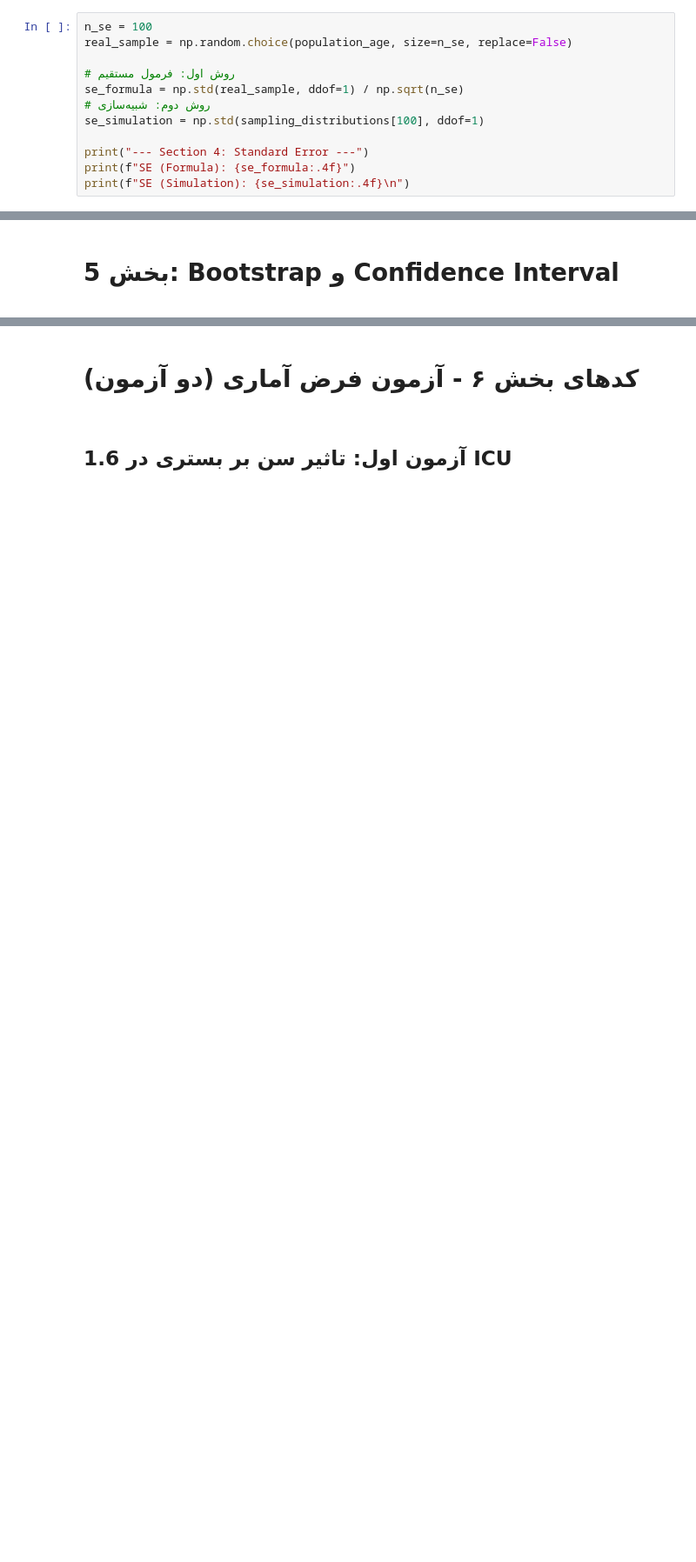
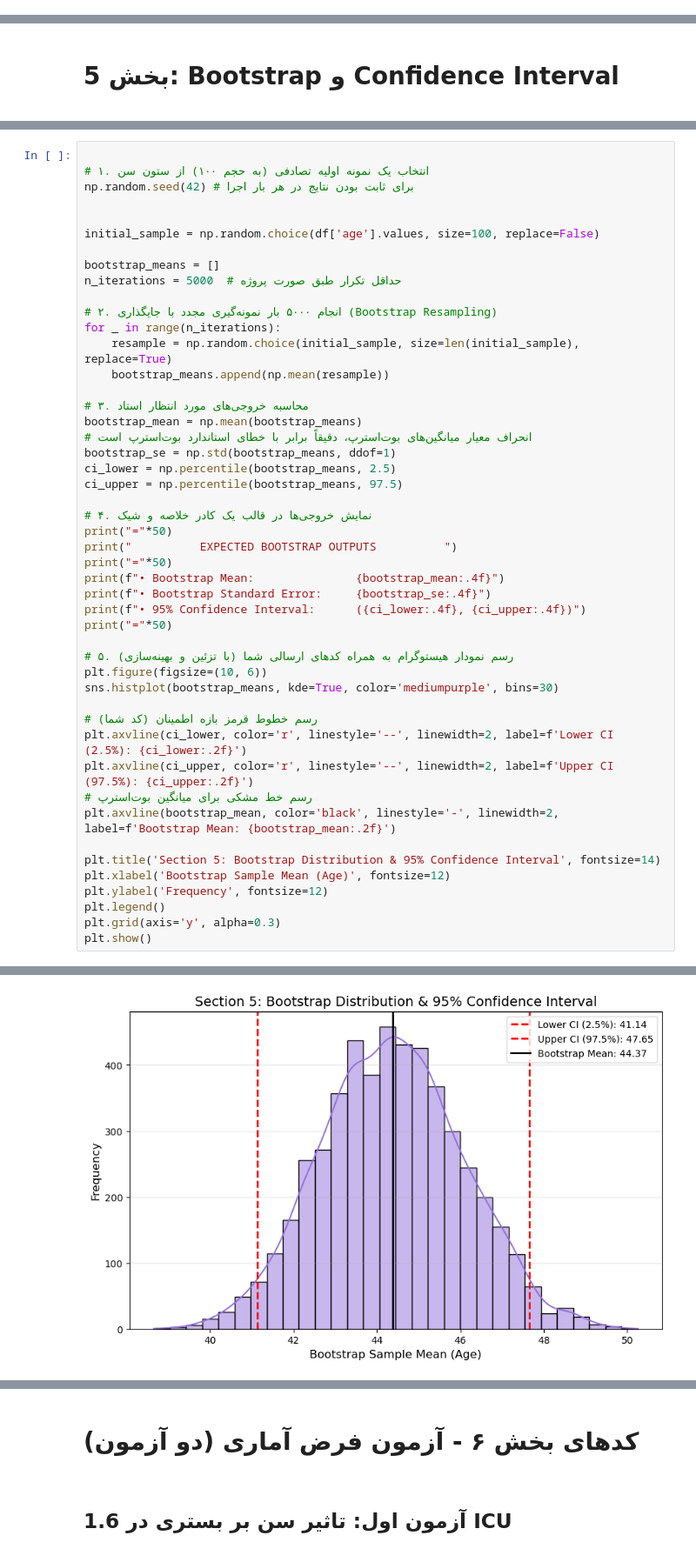
Before and after one commit to Pourya-Ardestani/DataScience, a Jupyter notebook: third.ipynb, the cells around one changed output, grey strips where cells are left out. Shown at 87% size. Saved outputs shown, nothing was run; the diff lists cells and outputs as text; blank space fills up the shorter version.

```diff
--- a/third.ipynb
+++ b/third.ipynb
@@ -338,14 +358,2 @@ df_sampling_summary
 
 </div>
-# %%
-n_se = 100
-real_sample = np.random.choice(population_age, size=n_se, replace=False)
-
-# روش اول: فرمول مستقیم
-se_formula = np.std(real_sample, ddof=1) / np.sqrt(n_se)
-# روش دوم: شبیه‌سازی
-se_simulation = np.std(sampling_distributions[100], ddof=1)
-
-print("--- Section 4: Standard Error ---")
-print(f"SE (Formula): {se_formula:.4f}")
-print(f"SE (Simulation): {se_simulation:.4f}\n")
@@ -384,0 +444,49 @@ Bootstrap SE: 1.5314
+# %%
+
+# ۱. انتخاب یک نمونه اولیه تصادفی (به حجم ۱۰۰) از ستون سن
+np.random.seed(42) # برای ثابت بودن نتایج در هر بار اجرا
+
+
+initial_sample = np.random.choice(df['age'].values, size=100, replace=False)
+
+bootstrap_means = []
+n_iterations = 5000  # حداقل تکرار طبق صورت پروژه
+
+# ۲. انجام ۵۰۰۰ بار نمونه‌گیری مجدد با جایگذاری (Bootstrap Resampling)
+for _ in range(n_iterations):
+    resample = np.random.choice(initial_sample, size=len(initial_sample), replace=True)
+    bootstrap_means.append(np.mean(resample))
+
+# ۳. محاسبه خروجی‌های مورد انتظار استاد
+bootstrap_mean = np.mean(bootstrap_means)
+# انحراف معیار میانگین‌های بوت‌استرپ، دقیقاً برابر با خطای استاندارد بوت‌استرپ است
+bootstrap_se = np.std(bootstrap_means, ddof=1)
+ci_lower = np.percentile(bootstrap_means, 2.5)
+ci_upper = np.percentile(bootstrap_means, 97.5)
+
+# ۴. نمایش خروجی‌ها در قالب یک کادر خلاصه و شیک
+print("="*50)
+print("          EXPECTED BOOTSTRAP OUTPUTS          ")
+print("="*50)
+print(f"• Bootstrap Mean:               {bootstrap_mean:.4f}")
+print(f"• Bootstrap Standard Error:     {bootstrap_se:.4f}")
+print(f"• 95% Confidence Interval:      ({ci_lower:.4f}, {ci_upper:.4f})")
+print("="*50)
+
+# ۵. رسم نمودار هیستوگرام به همراه کدهای ارسالی شما (با تزئین و بهینه‌سازی)
+plt.figure(figsize=(10, 6))
+sns.histplot(bootstrap_means, kde=True, color='mediumpurple', bins=30)
+
+# رسم خطوط قرمز بازه اطمینان (کد شما)
+plt.axvline(ci_lower, color='r', linestyle='--', linewidth=2, label=f'Lower CI (2.5%): {ci_lower:.2f}')
+plt.axvline(ci_upper, color='r', linestyle='--', linewidth=2, label=f'Upper CI (97.5%): {ci_upper:.2f}')
+# رسم خط مشکی برای میانگین بوت‌استرپ
+plt.axvline(bootstrap_mean, color='black', linestyle='-', linewidth=2, label=f'Bootstrap Mean: {bootstrap_mean:.2f}')
+
+plt.title('Section 5: Bootstrap Distribution & 95% Confidence Interval', fontsize=14)
+plt.xlabel('Bootstrap Sample Mean (Age)', fontsize=12)
+plt.ylabel('Frequency', fontsize=12)
+plt.legend()
+plt.grid(axis='y', alpha=0.3)
+plt.show()
+# %% [output]
@@ -385,3 +500,4 @@ Bootstrap SE: 1.5314
+[figure, added]
 # %%
 sns.histplot(bootstrap_means, kde=True)
 plt.axvline(ci_lower,color='r')
```
Also changed, not shown: parts of 14 cells of this notebook.
